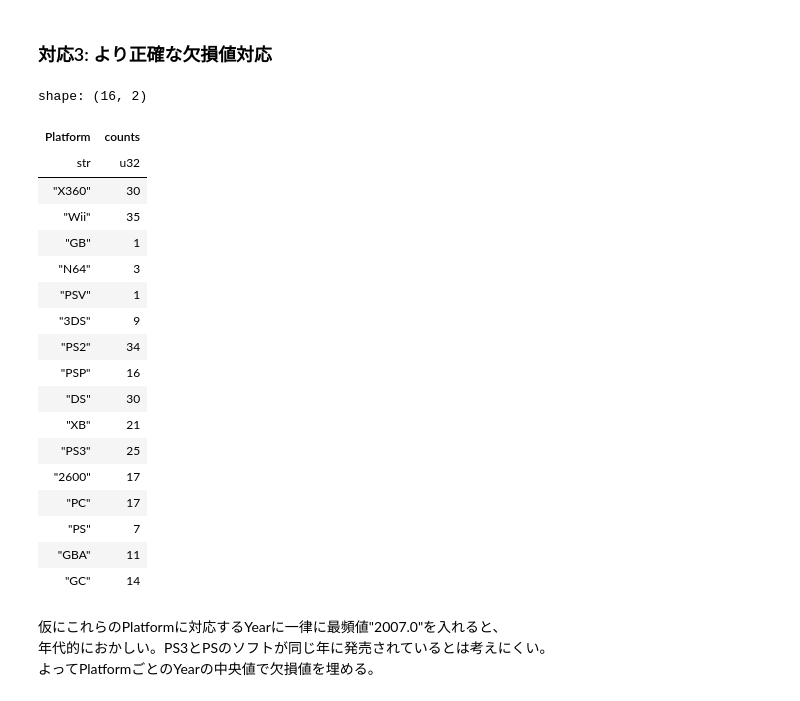
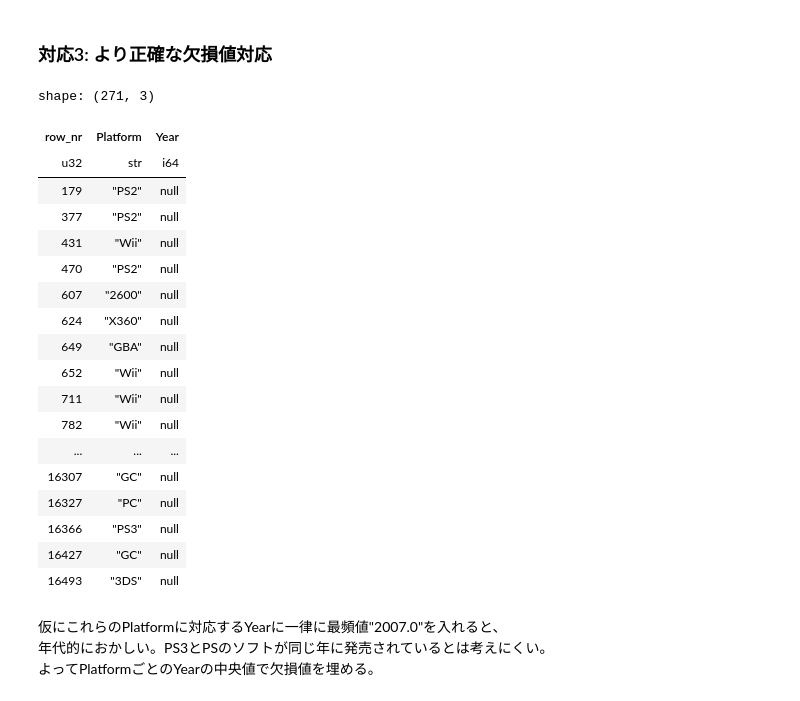
Before and after one commit to Mr-Garlic-Shrimp/TIL, a Jupyter notebook: Machine_Learning/ML_notebook-16(Preprocessing).ipynb, the cells around one changed output. Saved outputs shown, nothing was run; the diff lists cells and outputs as text; code cells hidden in the pictures.

```diff
--- a/Machine_Learning/ML_notebook-16(Preprocessing).ipynb
+++ b/Machine_Learning/ML_notebook-16(Preprocessing).ipynb
@@ -221,28 +221,29 @@ PlatformごとのYearの中央値で埋めることを考えてみる。
 # %% [markdown]
 ### 対応3: より正確な欠損値対応
 # %%
-# Yearに欠損値がある行を抽出してPlatformでGroupby
-df.filter(pl.col('Year').is_null()).get_column('Platform').value_counts()
+# PlatfromごとにYearに欠損値がある行をインデックス付きで抽出。with_row_countは行ごとに0から数字を振る。
+miss_years = df.with_row_count().filter(pl.col('Year').is_null()).select(['row_nr','Platform','Year'])
+miss_years
 # %% [output]
-shape: (16, 2)
+shape: (271, 3)
-| Platform | counts |
-| str | u32 |
-| "X360" | 30 |
-| "Wii" | 35 |
-| "GB" | 1 |
-| "N64" | 3 |
-| "PSV" | 1 |
-| "3DS" | 9 |
-| "PS2" | 34 |
-| "PSP" | 16 |
-| "DS" | 30 |
-| "XB" | 21 |
-| "PS3" | 25 |
-| "2600" | 17 |
-| "PC" | 17 |
-| "PS" | 7 |
-| "GBA" | 11 |
-| "GC" | 14 |
+| row_nr | Platform | Year |
+| u32 | str | i64 |
+| 179 | "PS2" | null |
+| 377 | "PS2" | null |
+| 431 | "Wii" | null |
+| 470 | "PS2" | null |
+| 607 | "2600" | null |
+| 624 | "X360" | null |
+| 649 | "GBA" | null |
+| 652 | "Wii" | null |
+| 711 | "Wii" | null |
+| 782 | "Wii" | null |
+| ... | ... | ... |
+| 16307 | "GC" | null |
+| 16327 | "PC" | null |
+| 16366 | "PS3" | null |
+| 16427 | "GC" | null |
+| 16493 | "3DS" | null |
 # %% [markdown]
 仮にこれらのPlatformに対応するYearに一律に最頻値"2007.0"を入れると、
 年代的におかしい。PS3とPSのソフトが同じ年に発売されているとは考えにくい。
```
Also changed, not shown: parts of 11 cells of this notebook, 1 other file.
